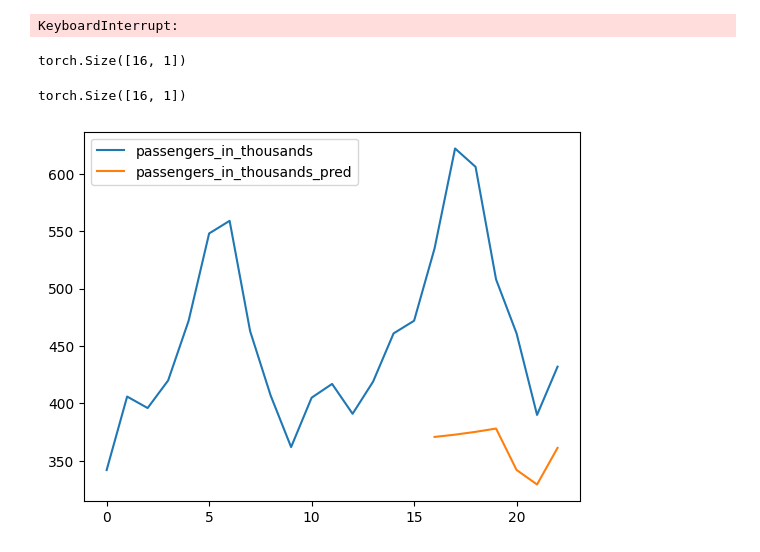
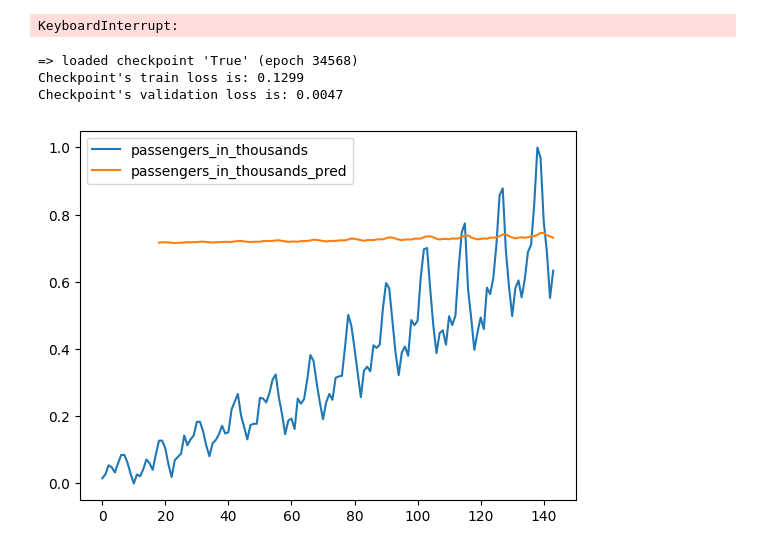
Before and after one commit to ginofft/TimeSeriesAnalysis, a Jupyter notebook: playground.ipynb, the cells around one changed output. Drawn from its saved outputs; the diff is of its cells as text; code cells hidden in the pictures.

```diff
--- a/playground.ipynb
+++ b/playground.ipynb
@@ -115,26 +115,23 @@ import pandas as pd
 from src.utils import load_checkpoint
 from src.scaler import Scaler
 from src.dataset import TimeSeriesDataset
-from src.forecast_models import LSTMForecaster
+from src.forecast_strategy import LSTMStrategy
 from src.train import train, inference
 
 input_field = ['passengers_in_thousands']
 output_field = ['passengers_in_thousands']
 timeseries_field = list(set(input_field + output_field))
-datasetPath = 'data/airline'
-t = 16
-h = 4
+datasetPath = 'data/airline/airline.csv'
+modelPath = 'out/LSTMForecaster_airline/n1_hs4_t18/best.pth.tar'
 
-if torch.cuda.is_available():
-    device =  torch.device('cuda')
-else:
-    device =  torch.device('cpu')
+n=1
+hs=4
+t=18
 
-train_df = pd.read_csv(f'{datasetPath}/train.csv')
-test_df = pd.read_csv(f'{datasetPath}/test.csv')
-val_df = pd.read_csv(f'{datasetPath}/val.csv')
-scaler = Scaler(train_df[timeseries_field], 'minmax')
-
-train_dataset = TimeSeriesDataset(train_df, input_field, output_field, t=t, scaler=scaler)
-test_dataset = TimeSeriesDataset(test_df, input_field, output_field, t=t, scaler=scaler)
-val_dataset = TimeSeriesDataset(val_df, input_field, output_field, t=t, scaler=scaler)
+strategy = LSTMStrategy(modelPath, num_layers=n, hidden_size=hs, lookback_length=t)
+strategy.load_data(datasetPath)
+df = strategy.forecast(input_field, output_field, 12)
+# %% [output]
+=> loaded checkpoint 'True' (epoch 34568)
+Checkpoint's train loss is: 0.1299
+Checkpoint's validation loss is: 0.0047
@@ -144,13 +138,10 @@ tensor = torch.tensor(temp)
-# %%
-tensor.shape
-# %% [output]
-torch.Size([16, 1])
-# %%
-train_dataset[-17][0].shape
-# %% [output]
-torch.Size([16, 1])
-# %%
-test_dataset.predict(model)
-test_dataset.plot_forecast_result()
-# %% [output]
-[figure, removed]
+# %%
+import matplotlib.pyplot as plt
+
+cols = ['passengers_in_thousands', 'passengers_in_thousands_pred']
+for col in cols:
+    plt.plot(df[col], label=col)
+plt.legend()
+plt.show()
+# %% [output]
+[figure, added]
```
Also changed, not shown: parts of 1 cell of this notebook, 2 other files.
